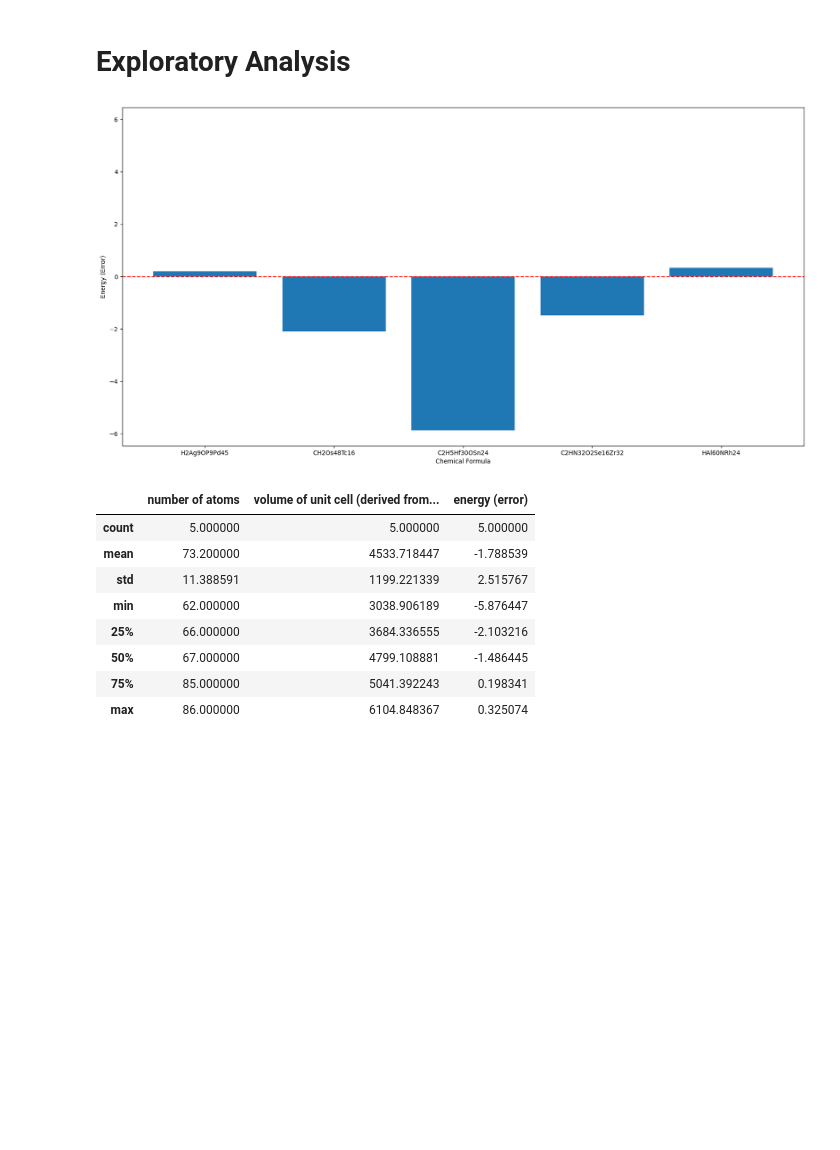
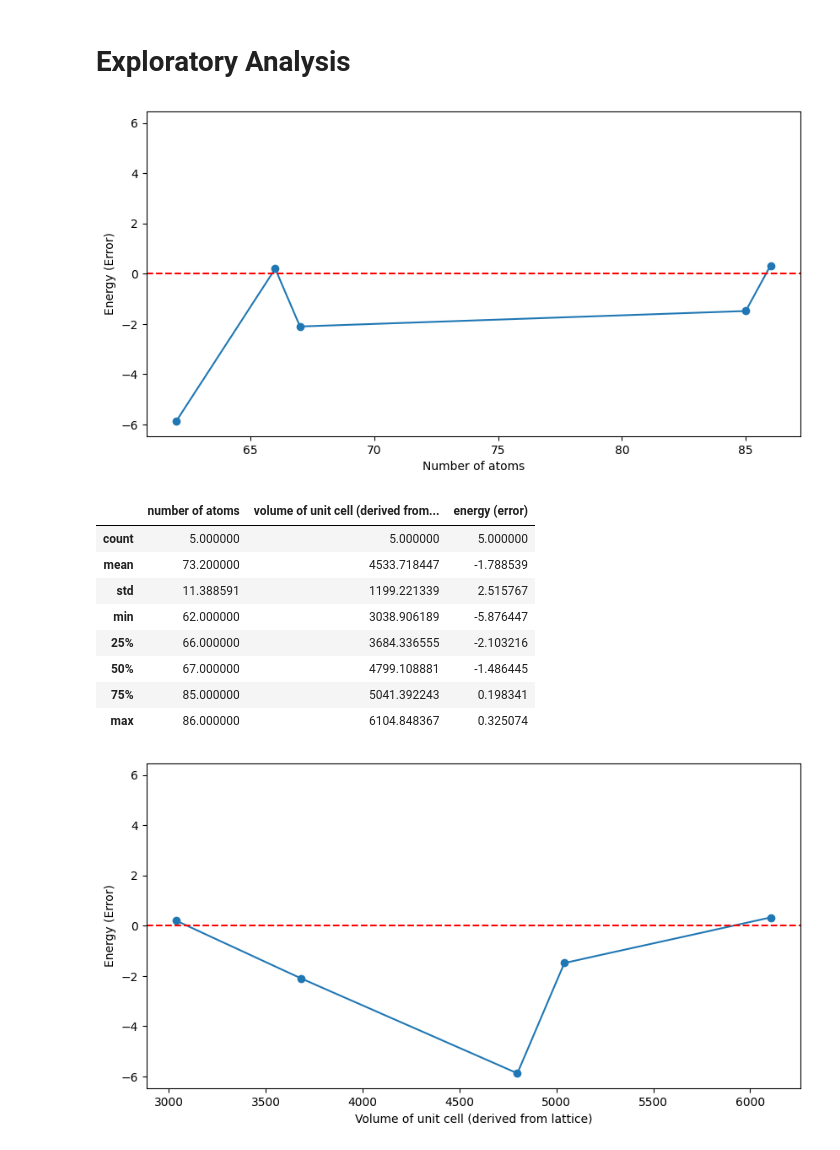
Before and after one commit to kimolijones/A-Star-is-born, a Jupyter notebook: main.ipynb, the cells around one changed output. Cells and saved outputs as stored; diff of their text form; code cells hidden in the pictures; blank space fills up the shorter version.

```diff
--- a/main.ipynb
+++ b/main.ipynb
@@ -12,14 +11,15 @@ import matplotlib.pyplot as plt # for plotting error distribution
 # %%
 DATASET_LOCATION = "./data_structures_errors_head.xyz"
 # %%
-def sort_df(df, sort_method):
+def sort_df(df, sort_method): # to sort df by certain column and display the line plot
     df_sorted = df.sort_values(by=[sort_method])
 
-    plt.figure(figsize=(20,10))
-    plt.xlabel("Chemical Formula")
+    plt.figure(figsize=(10,5))
+    plt.xlabel(sort_method.capitalize())
     plt.ylabel("Energy (Error)")
     plt.ylim(-1.1*df["energy (error)"].abs().max(), 1.1*df["energy (error)"].abs().max())
-    plt.bar(df_sorted['chemical formula'], df_sorted['energy (error)'])
+    plt.plot(df_sorted[sort_method], df_sorted['energy (error)'])
+    plt.scatter(df_sorted[sort_method], df_sorted['energy (error)'])
     plt.axhline(y=0, color='r', linestyle='--')
 
     plt.show()
@@ -55,9 +55,10 @@ display(df.head())
 # %% [markdown]
 # Exploratory Analysis
 # %%
+sort_df(df, "number of atoms")
 sort_df(df, "volume of unit cell (derived from Lattice)")
 # %% [output]
-[figure, old version]
+[figure, new version]
 |  | number of atoms | volume of unit cell (derived from... | energy (error) |
 | count | 5.000000 | 5.000000 | 5.000000 |
 | mean | 73.200000 | 4533.718447 | -1.788539 |
@@ -67,3 +68,4 @@ sort_df(df, "volume of unit cell (derived from Lattice)")
 | 50% | 67.000000 | 4799.108881 | -1.486445 |
 | 75% | 85.000000 | 5041.392243 | 0.198341 |
 | max | 86.000000 | 6104.848367 | 0.325074 |
+[figure, added]
```
Also changed, not shown: parts of 2 cells of this notebook.
